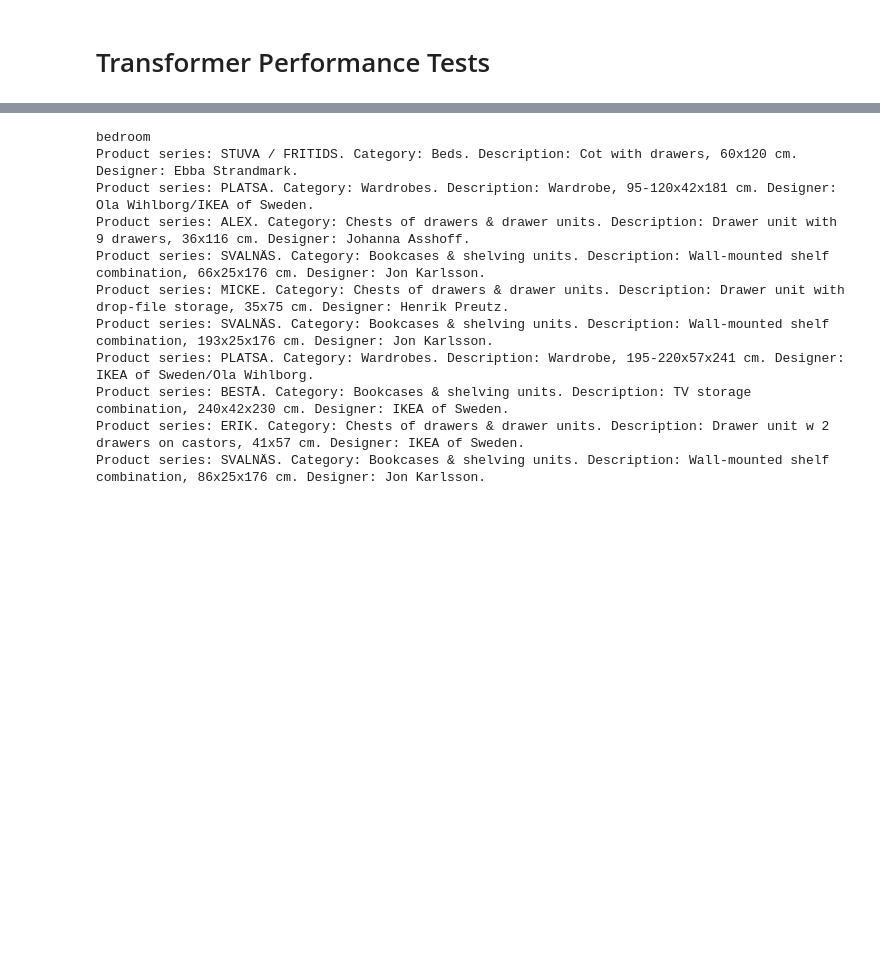
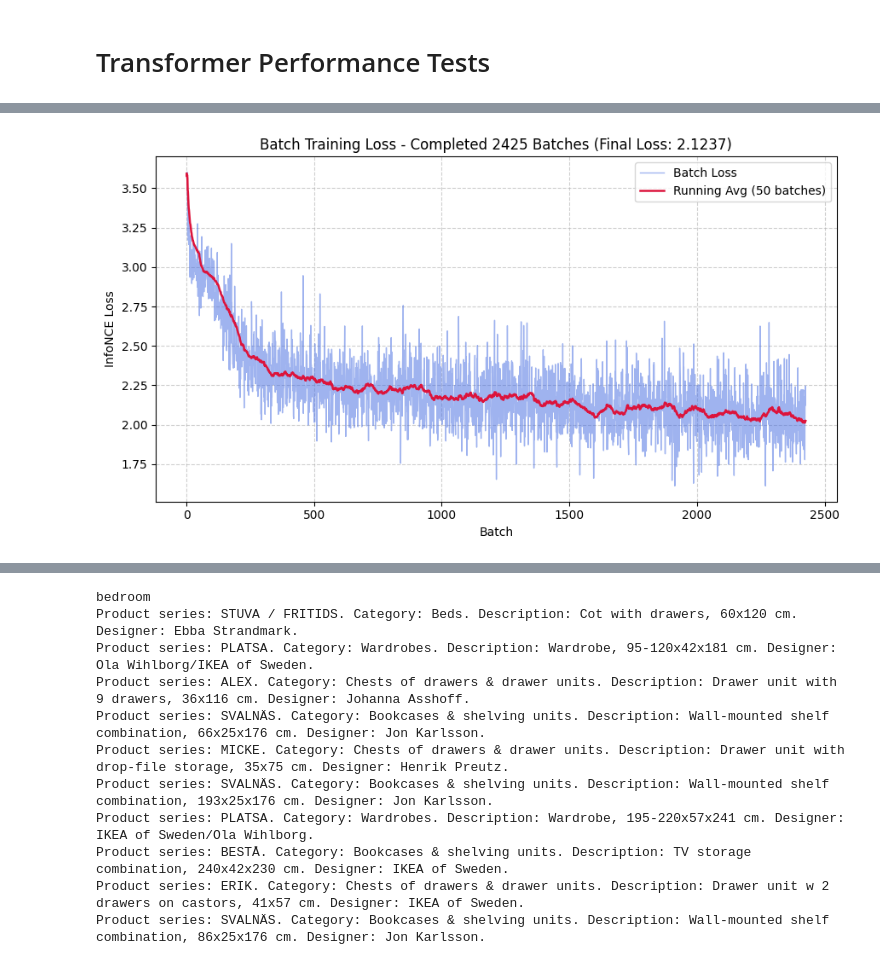
Before and after one commit to lizamaa123/DD2430-Group-17, a Jupyter notebook: notebooks/transformer_tests.ipynb, the cells around one changed output, grey strips where cells are left out. Cells and saved outputs as stored; diff of their text form; code cells hidden in the pictures; blank space fills up the shorter version.

```diff
--- a/notebooks/transformer_tests.ipynb
+++ b/notebooks/transformer_tests.ipynb
@@ -60,20 +67,24 @@ test_loader_labeled = make_dataloader_labeled(test_dataset_labeled)
 # %%
 model_unlabeled = FurnitureEmbeddingPredictor(nhead=4, num_candidates=5)
 
+ul_model_filename = "df_short_transformer_unlabeled.pt"
+
 try:
-    model_unlabeled.load_state_dict(torch.load(str(ROOT/ "notebooks"/ "multi_head_transformer_unlabeled.pt"), weights_only=True))
+    model_unlabeled.load_state_dict(torch.load(str(ROOT/ "notebooks"/ ul_model_filename), weights_only=True))
 except FileNotFoundError:
     print("Unlabeled model not found on disk, training...")
     model_unlabeled.fit(train_loader_unlabeled, labeled_data=False, epochs = 5, lr=1e-4, plot_every=10, loss_type="infonce")
-    torch.save(model_unlabeled.state_dict(), str(ROOT/ "notebooks"/ "multi_head_transformer_unlabeled.pt"))
+    torch.save(model_unlabeled.state_dict(), str(ROOT/ "notebooks"/ ul_model_filename))
 
-
-model_labeled = FurnitureEmbeddingPredictor(nhead=4, num_candidates=5)
-try:
-    model_labeled.load_state_dict(torch.load(str(ROOT/ "notebooks"/ "multi_head_transformer_labeled.pt"), weights_only=True))
-except FileNotFoundError:
-    print("Labeled model not found on disk, training...")
-    model_labeled.fit(train_loader_labeled, labeled_data=True, epochs = 5, lr=1e-4, plot_every=10, loss_type="infonce")
-    torch.save(model_labeled.state_dict(), str(ROOT/ "notebooks"/ "multi_head_transformer_labeled.pt"))
+#l_model_filename = "mh_transfomer_labeled.pt"
+#
+#model_labeled = FurnitureEmbeddingPredictor(nhead=4, num_candidates=5)
+#try:
+#    model_labeled.load_state_dict(torch.load(str(ROOT/ "notebooks"/l_model_filename), weights_only=True))
+#except FileNotFoundError:
+#    print("Labeled model not found on disk, training...")
+#    model_labeled.fit(train_loader_labeled, labeled_data=True, epochs = 5, lr=1e-4, plot_every=10, loss_type="infonce")
+#    torch.save(model_labeled.state_dict(), str(ROOT/ "notebooks"/ l_model_filename))
+#
 # %% [output]
 Loaded instance on device: mps with 5 candidate head(s)
@@ -80,0 +93 @@ Loaded instance on device: mps with 5 candidate head(s)
+[figure, added]
```
Also changed, not shown: parts of 6 cells of this notebook, 3 other files.
